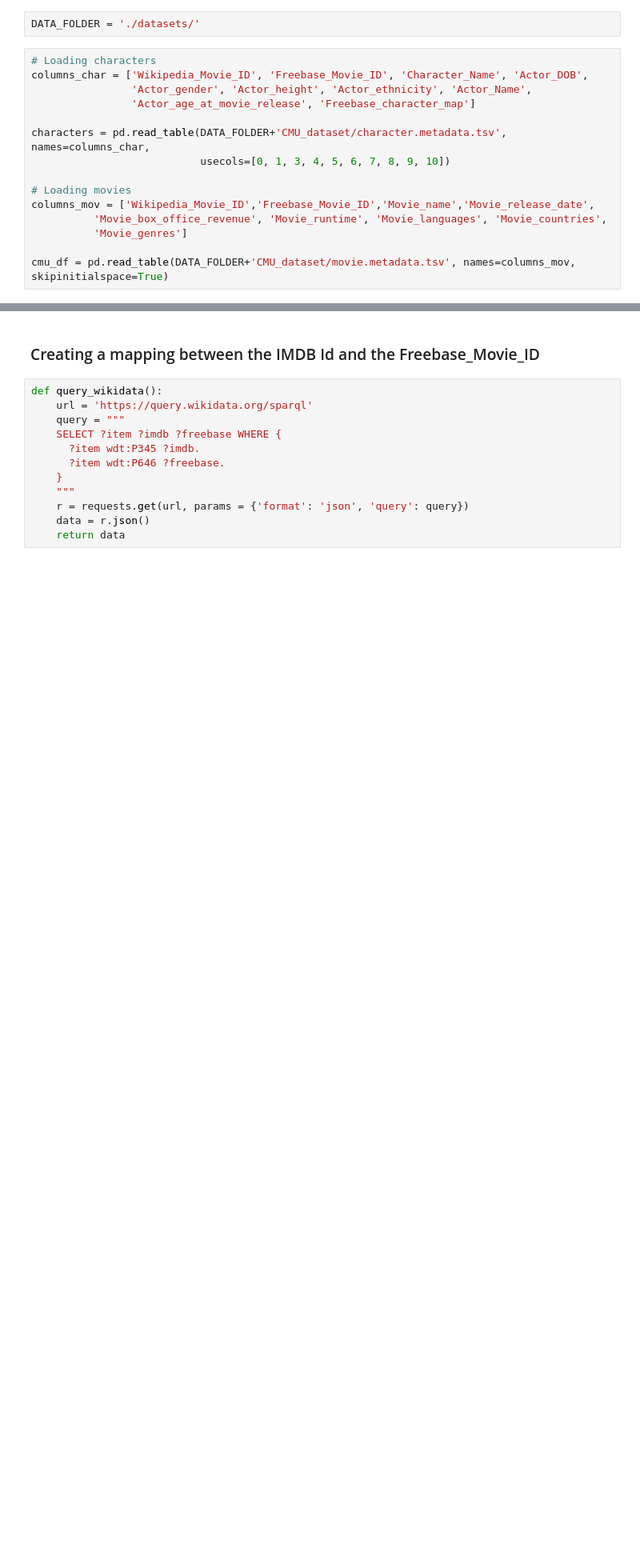
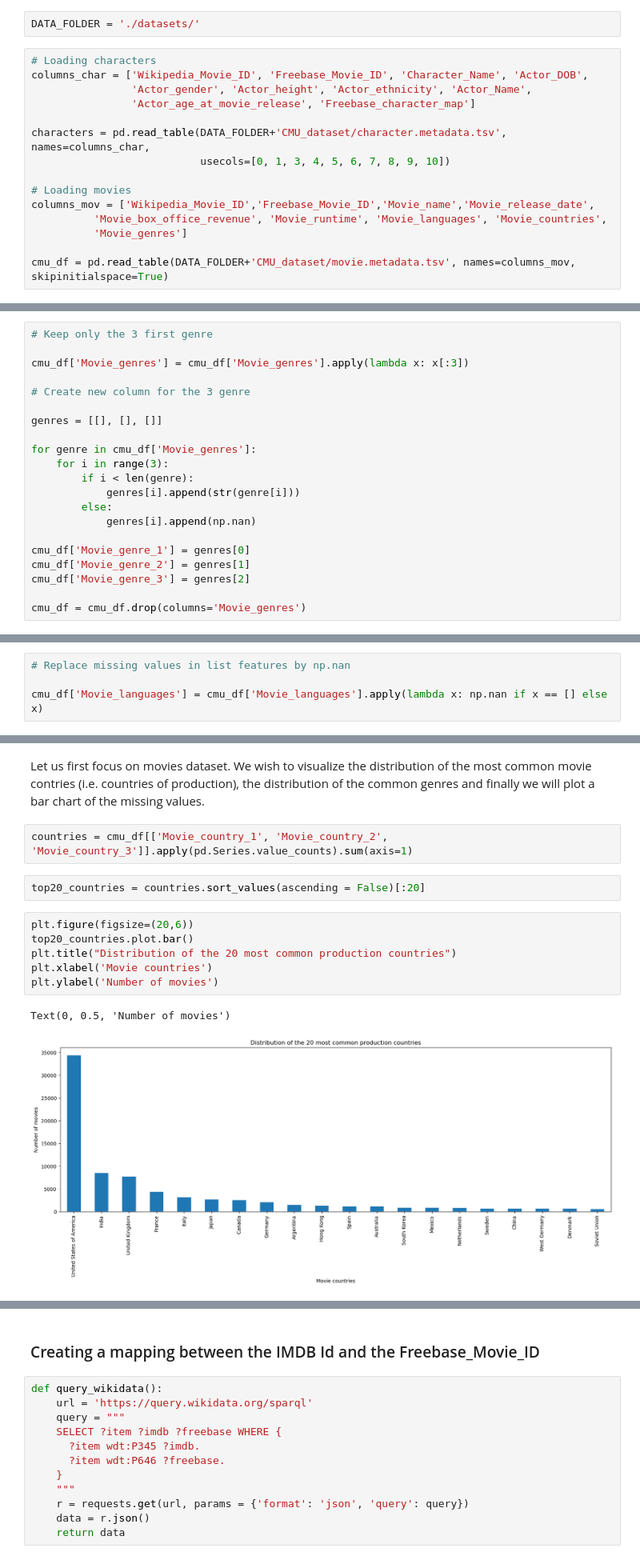
Before and after one commit to epfl-ada/ada-2023-project-yamal, a Jupyter notebook: movies_analysis.ipynb, the cells around one changed output, grey strips where cells are left out. Shown at 80% size. Drawn from its saved outputs; the diff is of its cells as text; blank space fills up the shorter version.

```diff
--- a/movies_analysis.ipynb
+++ b/movies_analysis.ipynb
@@ -32,0 +156,21 @@ cmu_df = pd.read_table(DATA_FOLDER+'CMU_dataset/movie.metadata.tsv', names=colum
+# %%
+# Keep only the 3 first genre
+
+cmu_df['Movie_genres'] = cmu_df['Movie_genres'].apply(lambda x: x[:3])
+
+# Create new column for the 3 genre
+
+genres = [[], [], []]
+
+for genre in cmu_df['Movie_genres']:
+    for i in range(3):
+        if i < len(genre):
+            genres[i].append(str(genre[i]))
+        else:
+            genres[i].append(np.nan)
+
+cmu_df['Movie_genre_1'] = genres[0]
+cmu_df['Movie_genre_2'] = genres[1]
+cmu_df['Movie_genre_3'] = genres[2]
+
+cmu_df = cmu_df.drop(columns='Movie_genres')
@@ -32,0 +179,4 @@ cmu_df = pd.read_table(DATA_FOLDER+'CMU_dataset/movie.metadata.tsv', names=colum
+# %%
+# Replace missing values in list features by np.nan
+
+cmu_df['Movie_languages'] = cmu_df['Movie_languages'].apply(lambda x: np.nan if x == [] else x)
@@ -32,0 +187,15 @@ cmu_df = pd.read_table(DATA_FOLDER+'CMU_dataset/movie.metadata.tsv', names=colum
+# %% [markdown]
+Let us first focus on movies dataset. We wish to visualize the distribution of the most common movie contries (i.e. countries of production), the distribution of the common genres and finally we will plot a bar chart of the missing values.
+# %%
+countries = cmu_df[['Movie_country_1', 'Movie_country_2', 'Movie_country_3']].apply(pd.Series.value_counts).sum(axis=1)
+# %%
+top20_countries = countries.sort_values(ascending = False)[:20]
+# %%
+plt.figure(figsize=(20,6))
+top20_countries.plot.bar()
+plt.title("Distribution of the 20 most common production countries")
+plt.xlabel('Movie countries')
+plt.ylabel('Number of movies')
+# %% [output]
+Text(0, 0.5, 'Number of movies')
+[figure, added]
```
Also changed, not shown: parts of 25 cells of this notebook.
